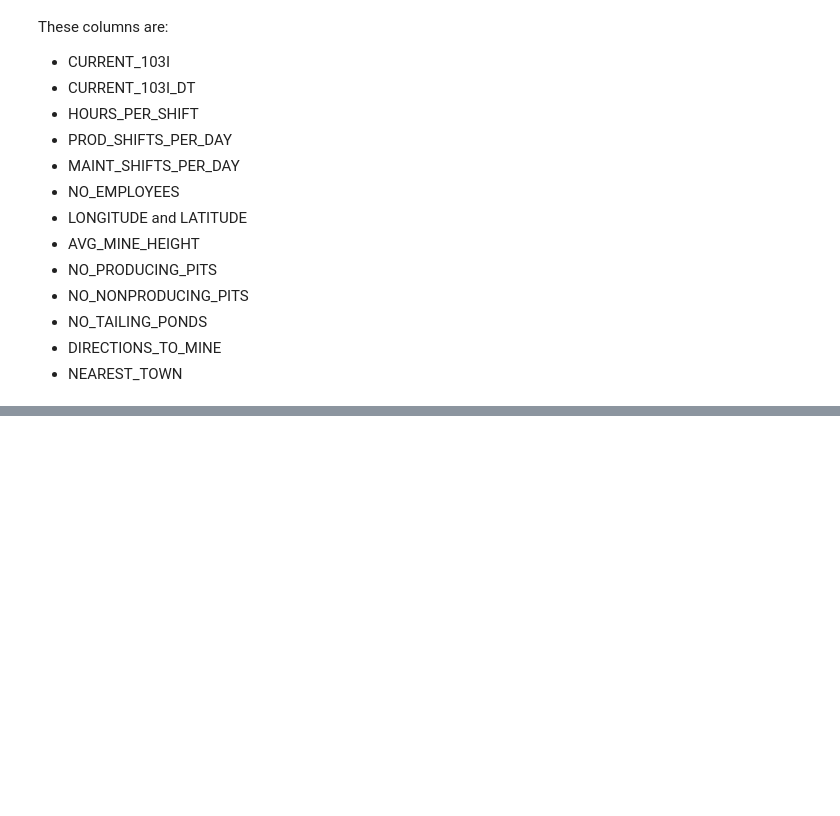
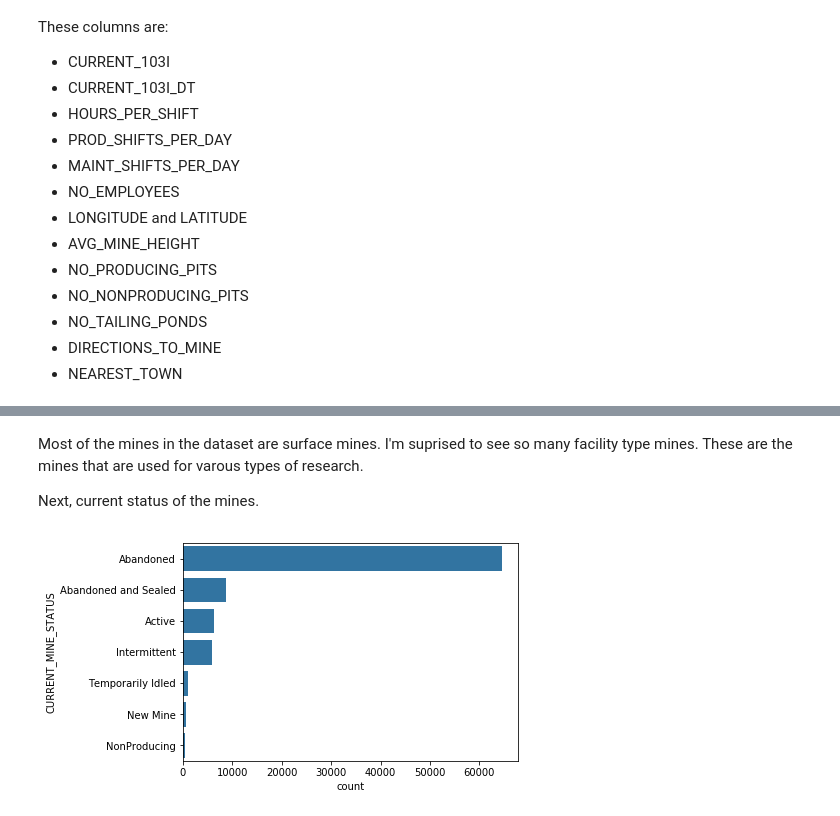
Before and after one commit to dvokinsark/us_mines, a Jupyter notebook: data_exploration.ipynb, the cells around one changed output, grey strips where cells are left out. Saved outputs shown, nothing was run; the diff lists cells and outputs as text; code cells hidden in the pictures; blank space fills up the shorter version.

```diff
--- a/data_exploration.ipynb
+++ b/data_exploration.ipynb
@@ -120,0 +126,11 @@ For the third question,  think the most interesting would be to see distribution
+# %% [markdown]
+Most of the mines in the dataset are surface mines. I'm suprised to see so many facility type mines. These are the mines that are used for varous types of research.
+
+Next, current status of the mines.
+# %%
+# show a bar plot with total counts for types
+cat_order = mines['CURRENT_MINE_STATUS'].value_counts().index
+sb.countplot(data = mines, y = 'CURRENT_MINE_STATUS', color = base_color,
+             order = cat_order);
+# %% [output]
+[figure, added]
```
Also changed, not shown: parts of 15 cells of this notebook.
